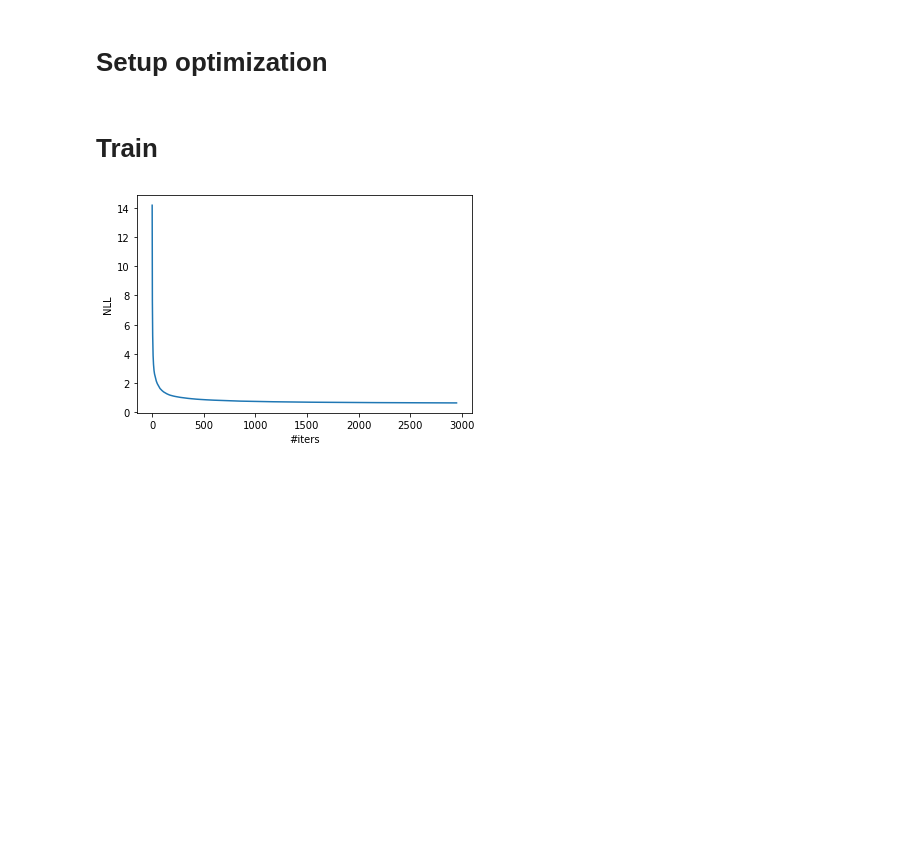
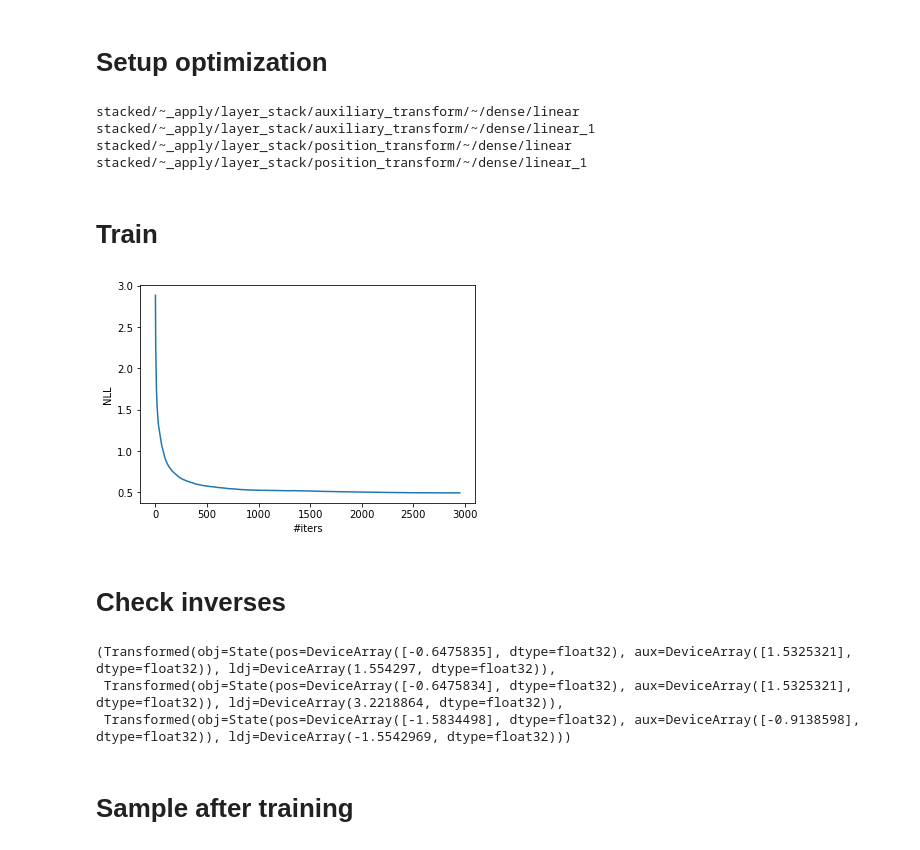
Before and after one commit to noegroup/flox, a Jupyter notebook: example.ipynb, the cells around one changed output. Cells and saved outputs as stored; diff of their text form; code cells hidden in the pictures; blank space fills up the shorter version.

```diff
--- a/example.ipynb
+++ b/example.ipynb
@@ -165,15 +170,22 @@ def sample(
     mcmc.run(key, init_params=init)
     return mcmc.get_samples()
 # %%
-""" sample data """
-
 num_chains = 1
 
 init = State(
-    jax.random.normal(next(chain), shape=(num_chains,)),
-    jax.random.normal(next(chain), shape=(num_chains,)),
+    jax.random.normal(next(chain), (num_chains,)),
+    jax.random.normal(next(chain), (num_chains,))
 )
-data = sample(next(chain), joint_target_potential, num_samples=10_000, init=init, num_chains=num_chains, num_warmup=10_000)
+
+npy.set_host_device_count(num_chains)
+data = sample(
+    next(chain),
+    joint_target_potential,
+    num_samples=10_000,
+    init=init,
+    num_chains=num_chains,
+    num_warmup=100
+)
 # %%
 """ plot data """
 
@@ -256,6 +298,14 @@ flow = transform_flow(make_flow)
 # %%
-initializer = sample_base(next(chain))
-params = jax.jit(flow.pure.init)(next(chain), initializer)
+
+params = jax.jit(flow.pure.init)(next(chain), initializer.obj)
+# %%
+for k in params.keys():
+    print(k)
+# %% [output]
+stacked/~_apply/layer_stack/auxiliary_transform/~/dense/linear
+stacked/~_apply/layer_stack/auxiliary_transform/~/dense/linear_1
+stacked/~_apply/layer_stack/position_transform/~/dense/linear
+stacked/~_apply/layer_stack/position_transform/~/dense/linear_1
 # %%
 import optax
 
@@ -268,38 +317,55 @@ optim = optax.adam(learning_rate=LEARNING_RATE)
 opt_state = optim.init(params)
 # %% [markdown]
 # Train
+# %%
+from flox.nn import train
+from flox.flow import DatasetSampler
+
+step = train.mle_step(joint_base_potential, flow, optim, DatasetSampler(data, data.pos.shape[0]), 128)
 # %%
 import time
 
-from IPython import display
-from IPython.display import clear_output
+from IPython import display  # type: ignore
+from IPython.display import clear_output  # type: ignore
 from tqdm import tqdm
 
-from flox.train_utils import RunningMean, update_step
-from flox.sampling import DatasetSampler
-
 pbar = tqdm(range(NUM_ITERS))
-agg_loss = RunningMean(0., 0)
+agg_loss = train.RunningMean(0., 0)
 losses = []
 
-data_sampler = DatasetSampler(len(data.pos), data)
 
 for i in pbar:
-    samples = jax.vmap(data_sampler)(jax.random.split(next(chain), 128))
-    loss, opt_state, params = update_step(params, opt_state, optim, samples, flow, joint_base_potential)  # type: ignore
+
+    loss, params, opt_state = step(next(chain), params, opt_state)  # type: ignore
     agg_loss = agg_loss.update(loss)
     losses.append(agg_loss.value)
 
     pbar.set_description(f"loss: {agg_loss.value:.4}")
     if not i % PLOT_INTERVAL:
 
         display.clear_output(wait=True)
         plt.plot(losses)
         plt.ylabel("NLL")
         plt.xlabel("#iters")
 
         plt.show()
         time.sleep(0.001)
 # %% [output]
-[figure, old version]
+[figure, new version]
+# %% [markdown]
+# Check inverses
+# %%
+a = flow.with_params(params).forward(
+    initializer.obj
+)
+b = flow.with_params(params).inverse(
+    a.obj
+)
+b, initializer, a
+# %% [output]
+(Transformed(obj=State(pos=DeviceArray([-0.6475835], dtype=float32), aux=DeviceArray([1.5325321], dtype=float32)), ldj=DeviceArray(1.554297, dtype=float32)),
+ Transformed(obj=State(pos=DeviceArray([-0.6475834], dtype=float32), aux=DeviceArray([1.5325321], dtype=float32)), ldj=DeviceArray(3.2218864, dtype=float32)),
+ Transformed(obj=State(pos=DeviceArray([-1.5834498], dtype=float32), aux=DeviceArray([-0.9138598], dtype=float32)), ldj=DeviceArray(-1.5542969, dtype=float32)))
+# %% [markdown]
+# Sample after training
 # %%
```
Also changed, not shown: parts of 10 cells of this notebook, 33 other files.
